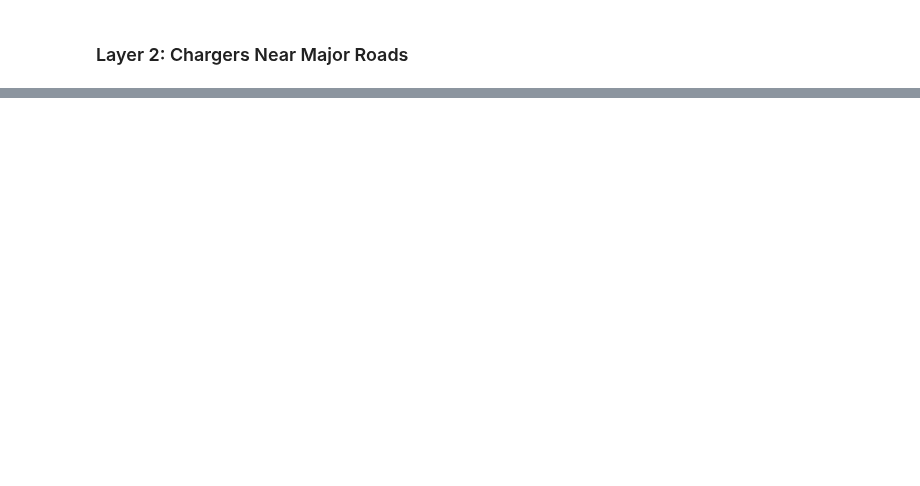
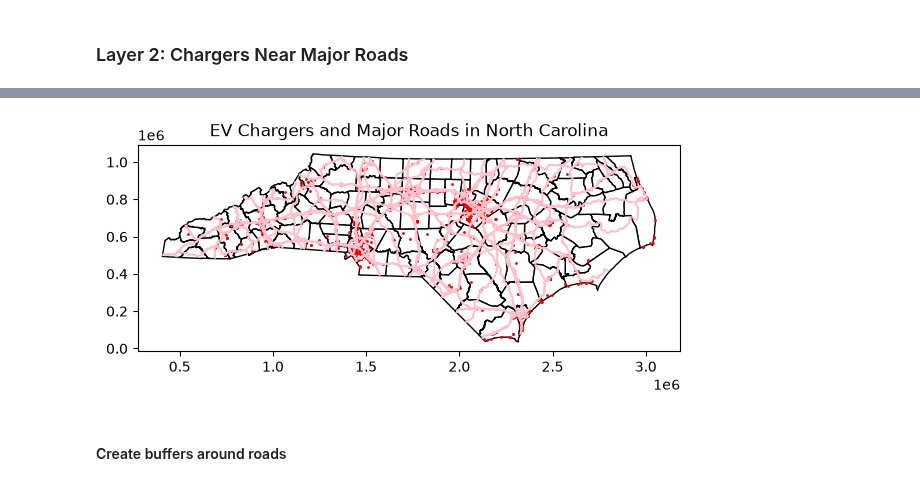
Before and after one commit to lexileach/geog592-lexleach, a Jupyter notebook: homework/week07/lexleach-hw08-geoprocessing.ipynb, the cells around one changed output, grey strips where cells are left out. Saved outputs shown, nothing was run; the diff lists cells and outputs as text; code cells hidden in the pictures; blank space fills up the shorter version.

```diff
--- a/homework/week07/lexleach-hw08-geoprocessing.ipynb
+++ b/homework/week07/lexleach-hw08-geoprocessing.ipynb
@@ -288,2 +295,7 @@ EV chargers in Chapel Hill: 50
 # %% [markdown]
 ### Layer 2: Chargers Near Major Roads
+# %%
+# Read data
+raw_roads = gpd.read_file("data/roads.geojson")
+
+raw_roads
@@ -289,0 +335,4 @@ EV chargers in Chapel Hill: 50
+# %%
+# Transform road crs
+roads_6543 = raw_roads.to_crs(epsg=6543)
+roads_6543.crs
@@ -289,0 +354,8 @@ EV chargers in Chapel Hill: 50
+# %%
+# Transforming the chargers and counties
+chargers_6543 = chargers.to_crs(epsg=6543)
+counties_6543 = counties.to_crs(epsg=6543)
+# %%
+# Filtering only columns of interest
+roads = roads_6543[["RouteName", "geometry"]].copy()
+roads
@@ -289,0 +376,11 @@ EV chargers in Chapel Hill: 50
+# %%
+fig, ax = plt.subplots(figsize=(7,7))
+counties_6543.plot(ax=ax, color="white", edgecolor="black")
+roads.plot(ax=ax, color="pink")
+chargers_6543.plot(ax=ax, color="red", markersize=1)
+ax.set_title("EV Chargers and Major Roads in North Carolina")
+plt.show()
+# %% [output]
+[figure, added]
+# %% [markdown]
+#### Create buffers around roads
```
Also changed, not shown: parts of 37 cells of this notebook, 1 other file.
